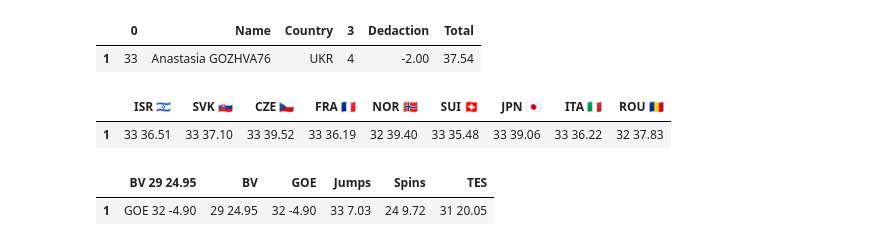
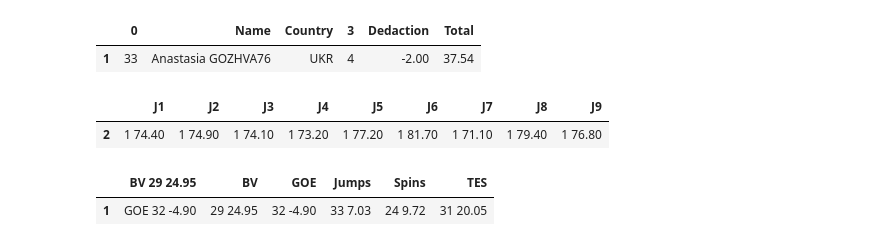
Before and after one commit to Jnesmey/Analytics, a Jupyter notebook: статистика фк.ipynb, the cells around one changed output. Drawn from its saved outputs; the diff is of its cells as text; code cells hidden in the pictures.

```diff
--- a/статистика фк.ipynb
+++ b/статистика фк.ipynb
@@ -240,14 +248,14 @@ df_1
 # %%
 # Во второй TSS по судьям
 df_2 = pd.read_html(str(tables[1]))[0]
-df_2 = df_2.drop(columns=[i for i  in range(6)]+[15]).rename(columns=df_2.iloc[0]).tail(1)
-# Убираем лишние цифры
+df_2 = df_2.drop(columns=[i for i  in range(6)]+[15]).rename(columns=df_2.iloc[1]).tail(1)
+# # Убираем лишние цифры
 # df_2 = df_2.replace(to_replace ='\d{1}\s', value = '', regex = True)
 # df_2 = df_2.drop(['index'], axis=1)
 df_2
 # %% [output]
-|  | ISR 🇮🇱 | SVK 🇸🇰 | CZE 🇨🇿 | FRA 🇫🇷 | NOR 🇳🇴 | SUI 🇨🇭 | JPN 🇯🇵 | ITA 🇮🇹 | ROU 🇷🇴 |
-| 1 | 33 36.51 | 33 37.10 | 33 39.52 | 33 36.19 | 32 39.40 | 33 35.48 | 33 39.06 | 33 36.22 | 32 37.83 |
+|  | J1 | J2 | J3 | J4 | J5 | J6 | J7 | J8 | J9 |
+| 2 | 1 74.40 | 1 74.90 | 1 74.10 | 1 73.20 | 1 77.20 | 1 81.70 | 1 71.10 | 1 79.40 | 1 76.80 |
 # %%
 ## Из этой таблицы возьмем техническую разбивку - BV, GOE, Jumps, Spins, TES
 df_3 = pd.read_html(str(tables[3]))[0][[0,1]].T
```
Also changed, not shown: parts of 7 cells of this notebook.
